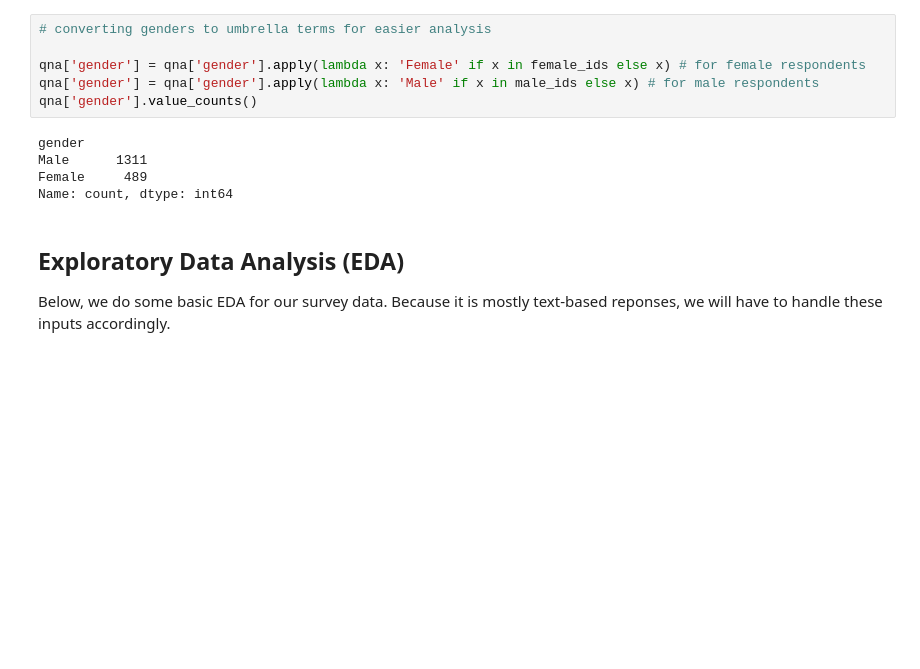
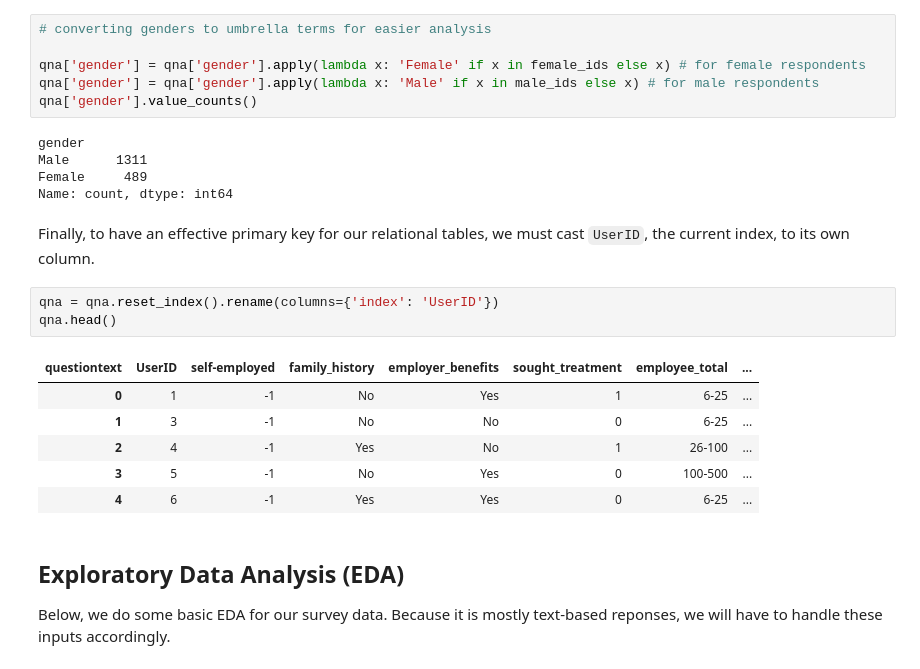
Before and after one commit to chloezandberg/cpsc368, a Jupyter notebook: cleaning-EDA.ipynb, the cells around one changed output. Drawn from its saved outputs; the diff is of its cells as text; blank space fills up the shorter version.

Commit message:
cast userid to its own column

```diff
--- a/cleaning-EDA.ipynb
+++ b/cleaning-EDA.ipynb
@@ -235,6 +235,18 @@ gender
 Male      1311
 Female     489
 Name: count, dtype: int64
+# %% [markdown]
+Finally, to have an effective primary key for our relational tables, we must cast `UserID`, the current index, to its own column.
+# %%
+qna = qna.reset_index().rename(columns={'index': 'UserID'})
+qna.head()
+# %% [output]
+| questiontext | UserID | self-employed | family_history | employer_benefits | sought_treatment | employee_total | ... |
+| 0 | 1 | -1 | No | Yes | 1 | 6-25 | ... |
+| 1 | 3 | -1 | No | No | 0 | 6-25 | ... |
+| 2 | 4 | -1 | Yes | No | 1 | 26-100 | ... |
+| 3 | 5 | -1 | No | Yes | 0 | 100-500 | ... |
+| 4 | 6 | -1 | Yes | Yes | 0 | 6-25 | ... |
 # %% [markdown]
 ## Exploratory Data Analysis (EDA)
 Below, we do some basic EDA for our survey data. Because it is mostly text-based reponses, we will have to handle these inputs accordingly.
```
Also changed, not shown: parts of 1 cell of this notebook.
